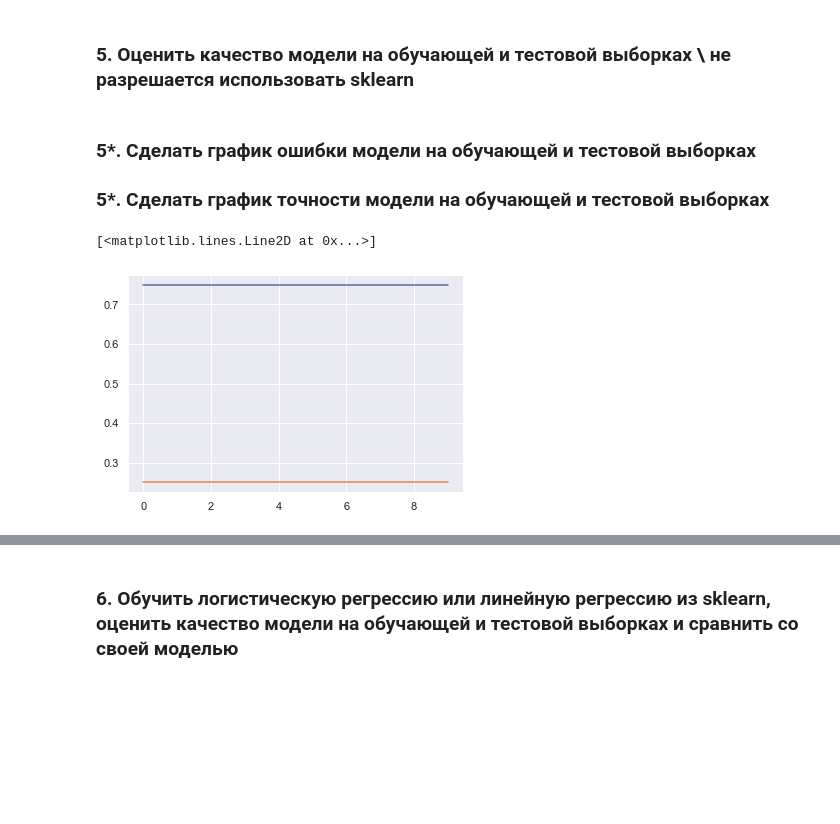
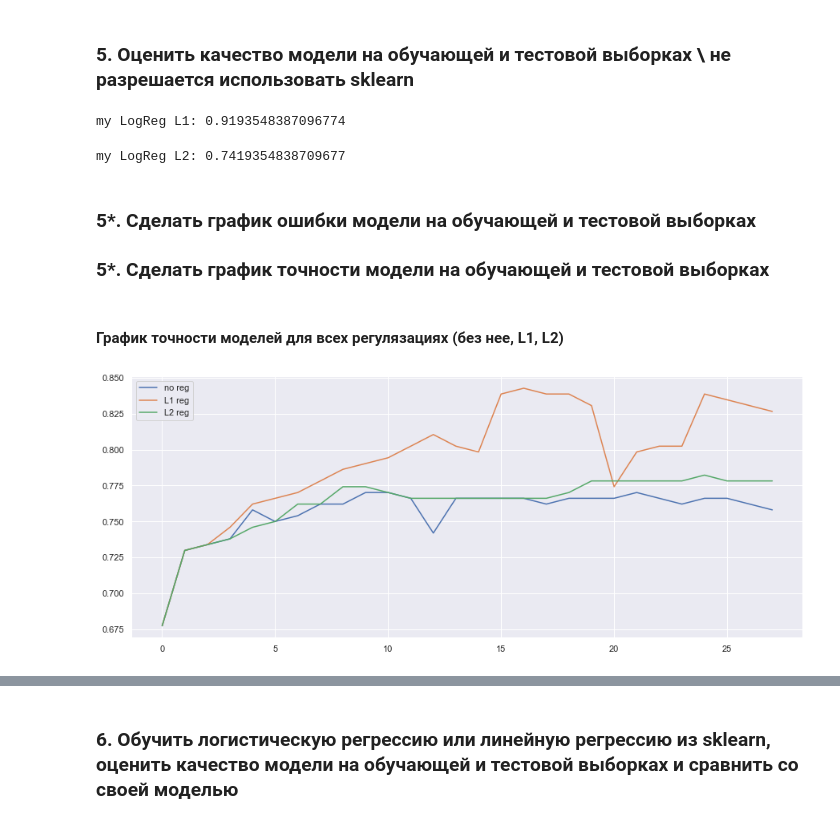
Before and after one commit to pagamov/7sem, a Jupyter notebook: Мультимедиа/4lab Гамов Павел 407.ipynb, the cells around one changed output, grey strips where cells are left out. Cells and saved outputs as stored; diff of their text form; code cells hidden in the pictures; blank space fills up the shorter version.

```diff
--- a/Мультимедиа/4lab Гамов Павел 407.ipynb
+++ b/Мультимедиа/4lab Гамов Павел 407.ipynb
@@ -99,5 +124,5 @@ class LR:
 # %%
 mlg = LR()
-hist = mlg.fit(X_train, y_train)
-print(f"моя LogReg: {mlg.get_coeff(X_test, y_test)}")
+hist, f = mlg.fit(X_train, y_train)
+print(f"my LogReg: {mlg.get_coeff(X_test, y_test)}")
 # %% [output]
@@ -105,14 +130,46 @@ print(f"моя LogReg: {mlg.get_coeff(X_test, y_test)}")
 # %% [markdown]
 ### 4*. Добавить регуляризацию \\ не разрешается использовать sklearn
+# %%
+class LRreg(LR):
+    def __init__(self, step=10**-2, it_c=1400, batch=6000, L=None, alpha=0.0001):
+        self.step = step
+        self.it_c = it_c
+        self.batch = batch
+        self.L = L
+        self.alpha = alpha
+
+    def reg(self):
+        if self.L == 'L1':
+            return self.alpha * sum([abs(i) for i in self.w])
+        elif self.L == 'L2':
+            return self.alpha * sum([i**2 for i in self.w])
+        else:
+            return 0
 # %% [markdown]
 ### 5. Оценить качество модели на обучающей и тестовой выборках \\ не разрешается использовать sklearn
+# %%
+mlgL1 = LRreg(L='L1')
+histL1, fL1 = mlgL1.fit(X_train, y_train)
+print(f"my LogReg L1: {mlgL1.get_coeff(X_test, y_test)}")
+# %% [output]
+my LogReg L1: 0.9193548387096774
+# %%
+mlgL2 = LRreg(L='L2')
+histL2, fL2 = mlgL2.fit(X_train, y_train)
+print(f"my LogReg L2: {mlgL2.get_coeff(X_test, y_test)}")
+# %% [output]
+my LogReg L2: 0.7419354838709677
 # %% [markdown]
 ### 5*. Сделать график ошибки модели на обучающей и тестовой выборках
 ### 5*. Сделать график точности модели на обучающей и тестовой выборках
+# %% [markdown]
+#### График точности моделей для всех регулязациях (без нее, L1, L2)
 # %%
-plt.plot(hist)
-plt.plot(1 - np.array(hist))
+figure = plt.figure(figsize=(15,6))
+plt.plot(hist[::50], label="no reg")
+plt.plot(histL1[::50], label="L1 reg")
+plt.plot(histL2[::50], label="L2 reg")
+plt.legend()
 plt.show()
 # %% [output]
-[<matplotlib.lines.Line2D at 0x...>]
-[figure, old version]
+[figure, new version]
```
Also changed, not shown: parts of 27 cells of this notebook, 1 other file.
